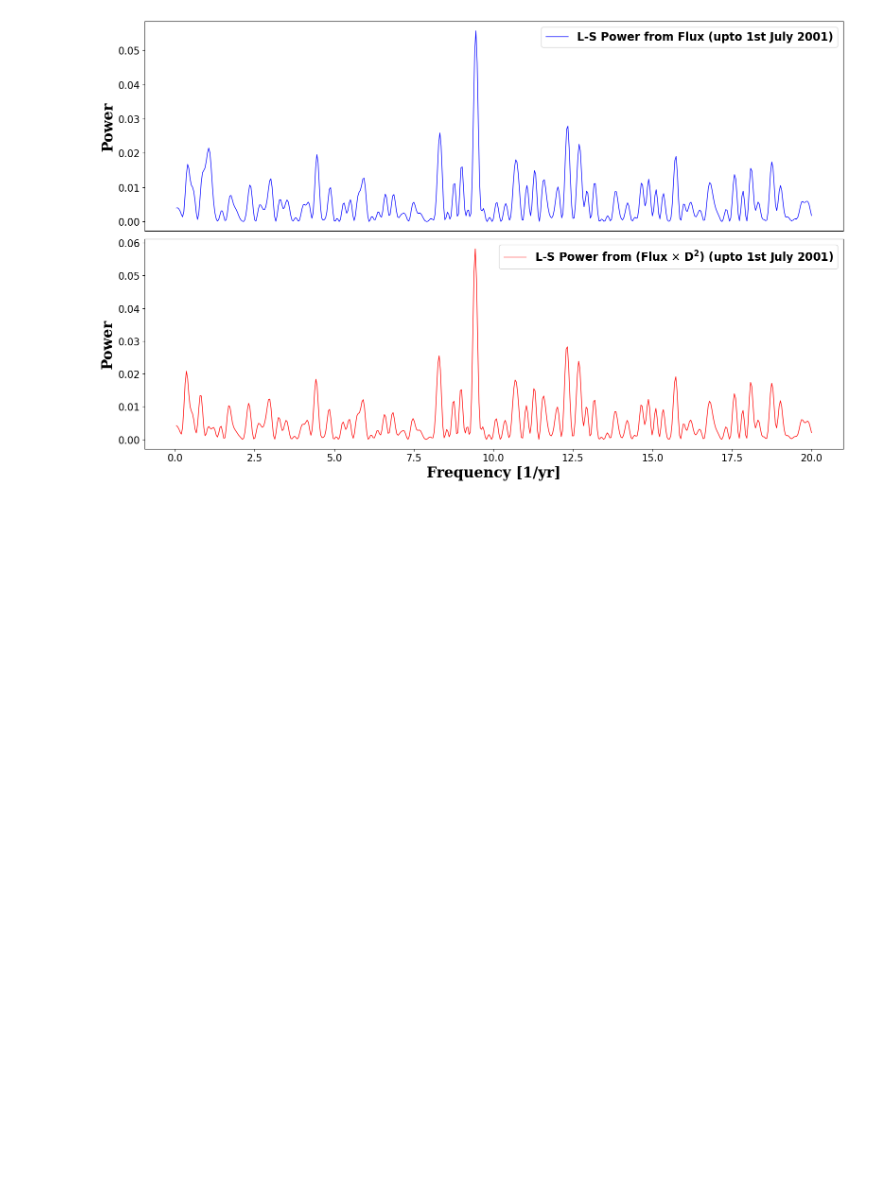
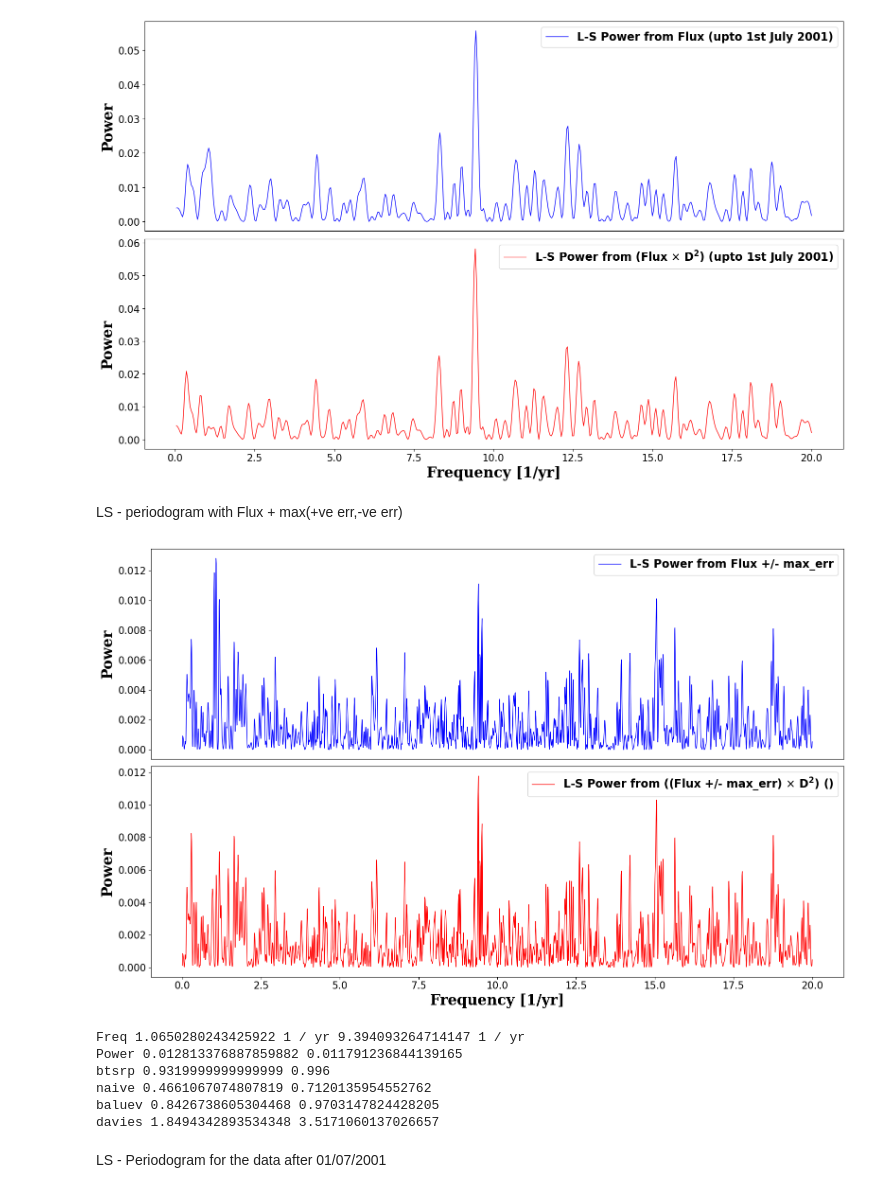
Before and after one commit to DarkWake9/Project-LP, a Jupyter notebook: task4.ipynb, the cells around one changed output. Drawn from its saved outputs; the diff is of its cells as text; code cells hidden in the pictures; blank space fills up the shorter version.

```diff
--- a/task4.ipynb
+++ b/task4.ipynb
@@ -328,3 +358,38 @@ plt.savefig('./outputs/ls_power_upto_Jul_1_2001.pdf', format='pdf')
 plt.show()
 # %% [output]
 [figure]
+# %% [markdown]
+LS - periodogram with Flux + max(+ve err,-ve err)
+# %%
+max_err = np.array([max([abs(flux_err_up[i].value), abs(flux_err_down[i].value)]) for i in range(len(flux_err_up))])*un.cm**-2 * un.s**-1
+
+lsp_max_err = LombScargle(times, flux, dy=max_err, normalization='log')
+freq_max_err, power_max_err = lsp.autopower(minimum_frequency=1e-8/un.year, maximum_frequency=20/un.year)
+
+lsp_d2_max_err = LombScargle(times, np.multiply(flux, avg_dists_2), dy=np.multiply(max_err, avg_dists_2), normalization='log')
+freq_d2_max_err, power_d2_max_err = lsp_d2.autopower(minimum_frequency=1e-8/un.year, maximum_frequency=20/un.year)
+# %%
+fig, ax = plt.subplots(2, 1, figsize=(16, 10))
+
+# ax[0].plot(freq, power, '-', lw=1, c='b', label='L-S Power from raw flux')
+ax[0].plot(freq_max_err, power_max_err, '-', lw=1, c='b', label='L-S Power from Flux +/- max_err')
+
+
+# ax[0].set_title('Raw Power')
+# ax[1].plot(freq_d2, power_d2, '-', lw=1, c='r', label='L-S Power from (Flux $\\times$ D$\mathbf{^2}$)')
+ax[1].plot(freq_d2_max_err, power_d2_max_err, '-', lw=1, c='r', label='L-S Power from ((Flux +/- max_err) $\\times$ D$\mathbf{^2}$) ()')
+# ax[1].set_title('Power from Flux $\\times$ D^2')
+for i in range(2):
+
+    ax[i].set_ylabel('Power', fontdict=font)
+    ax[i].yaxis.set_tick_params(labelsize=15)
+    ax[i].legend(prop={'size':17, 'weight':'bold'})
+
+ax[0].set_xticks([])
+ax[1].set_xlabel('Frequency [1/yr]', fontdict=font)
+ax[1].xaxis.set_tick_params(labelsize=15)
+plt.tight_layout()
+plt.savefig('./outputs/ls_power_upto_max_err.pdf', format='pdf')
+plt.show()
+# %% [output]
+[figure, added]
@@ -330,0 +402,16 @@ plt.show()
+# %%
+print('Freq', freq_max_err_max, freq_d2_max_err_max)
+print('Power', power_max_err_max, power_d2_max_err_max)
+print('btsrp', lsp_max_err.false_alarm_probability(power_max_err_max, method='bootstrap'), lsp_d2_max_err.false_alarm_probability(power_d2_max_err_max, method='bootstrap'))
+print('naive', lsp_max_err.false_alarm_probability(power_max_err_max, method='naive'), lsp_d2_max_err.false_alarm_probability(power_d2_max_err_max, method='naive'))
+print('baluev', lsp_max_err.false_alarm_probability(power_max_err_max, method='baluev'), lsp_d2_max_err.false_alarm_probability(power_d2_max_err_max, method='baluev'))
+print('davies', lsp_max_err.false_alarm_probability(power_max_err_max, method='davies'), lsp_d2_max_err.false_alarm_probability(power_d2_max_err_max, method='davies'))
+# %% [output]
+Freq 1.0650280243425922 1 / yr 9.394093264714147 1 / yr
+Power 0.012813376887859882 0.011791236844139165
+btsrp 0.9319999999999999 0.996
+naive 0.4661067074807819 0.7120135954552762
+baluev 0.8426738605304468 0.9703147824428205
+davies 1.8494342893534348 3.5171060137026657
+# %% [markdown]
+LS - Periodogram for the data after 01/07/2001
```
Also changed, not shown: parts of 11 cells of this notebook, 8 other files.
